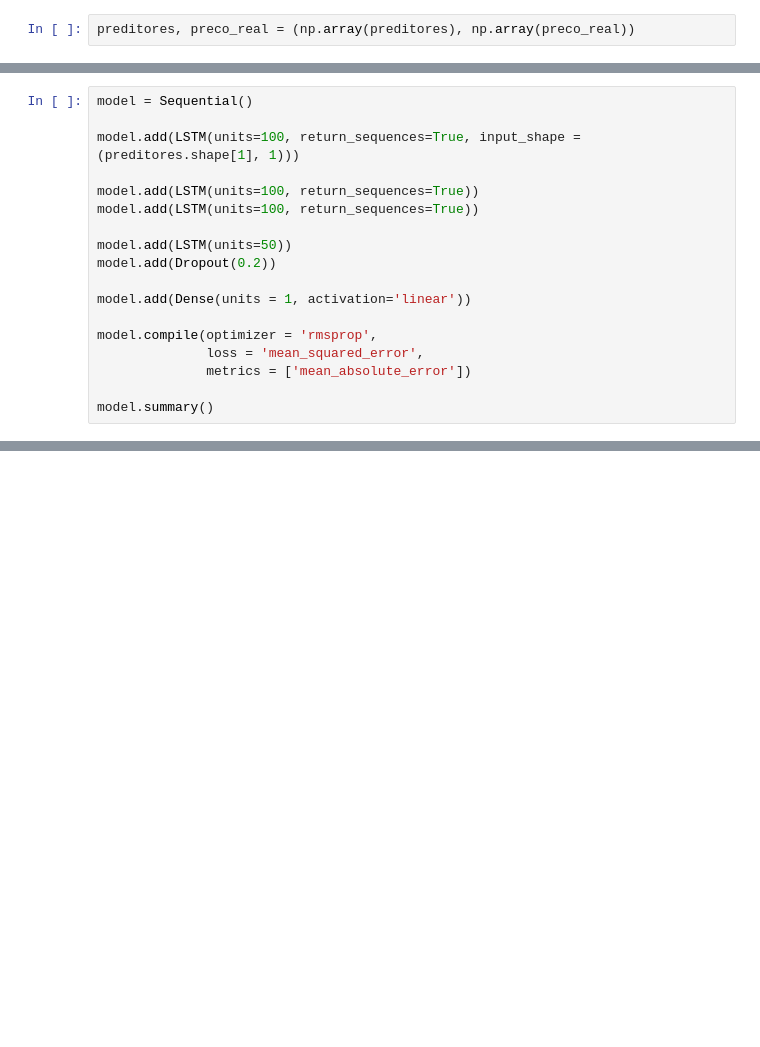
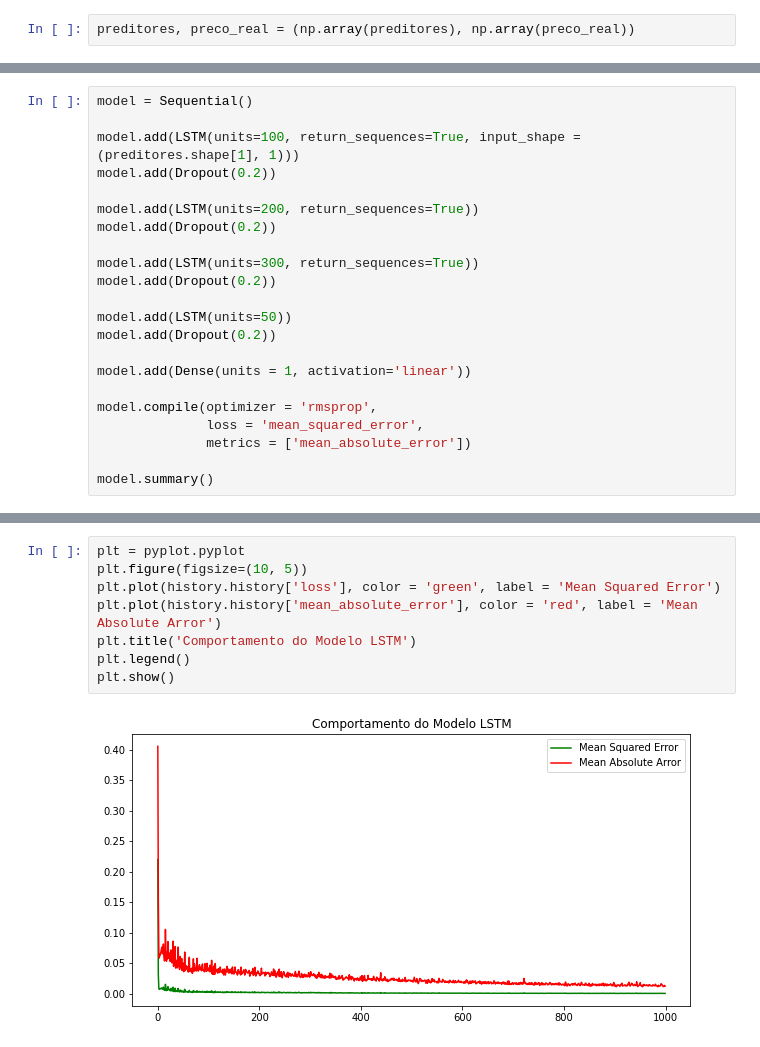
Before and after one commit to itimes-digital/deep-learning-estudo, a Jupyter notebook: prediction/stock_predict_bkbr3.ipynb, the cells around one changed output, grey strips where cells are left out. Drawn from its saved outputs; the diff is of its cells as text; blank space fills up the shorter version.

```diff
--- a/prediction/stock_predict_bkbr3.ipynb
+++ b/prediction/stock_predict_bkbr3.ipynb
@@ -157,9 +180,13 @@ preditores.shape
 model = Sequential()
 
 model.add(LSTM(units=100, return_sequences=True, input_shape = (preditores.shape[1], 1)))
+model.add(Dropout(0.2))
 
-model.add(LSTM(units=100, return_sequences=True))
-model.add(LSTM(units=100, return_sequences=True))
+model.add(LSTM(units=200, return_sequences=True))
+model.add(Dropout(0.2))
+
+model.add(LSTM(units=300, return_sequences=True))
+model.add(Dropout(0.2))
 
 model.add(LSTM(units=50))
 model.add(Dropout(0.2))
@@ -218,0 +243,10 @@ np.mean(history.history['mean_absolute_error'])
+# %%
+plt = pyplot.pyplot
+plt.figure(figsize=(10, 5))
+plt.plot(history.history['loss'], color = 'green', label = 'Mean Squared Error')
+plt.plot(history.history['mean_absolute_error'], color = 'red', label = 'Mean Absolute Arror')
+plt.title('Comportamento do Modelo LSTM')
+plt.legend()
+plt.show()
+# %% [output]
+[figure, added]
```
Also changed, not shown: parts of 37 cells of this notebook.
